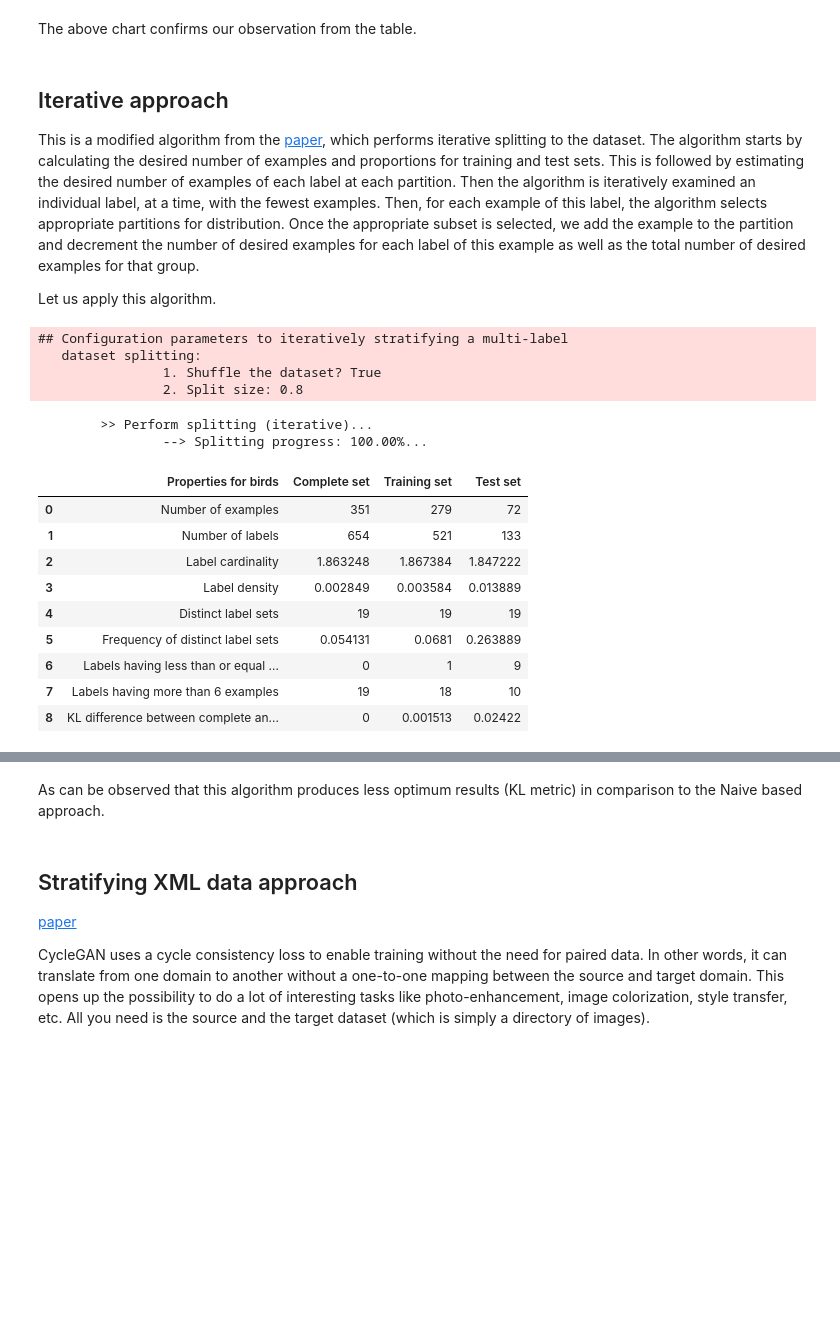
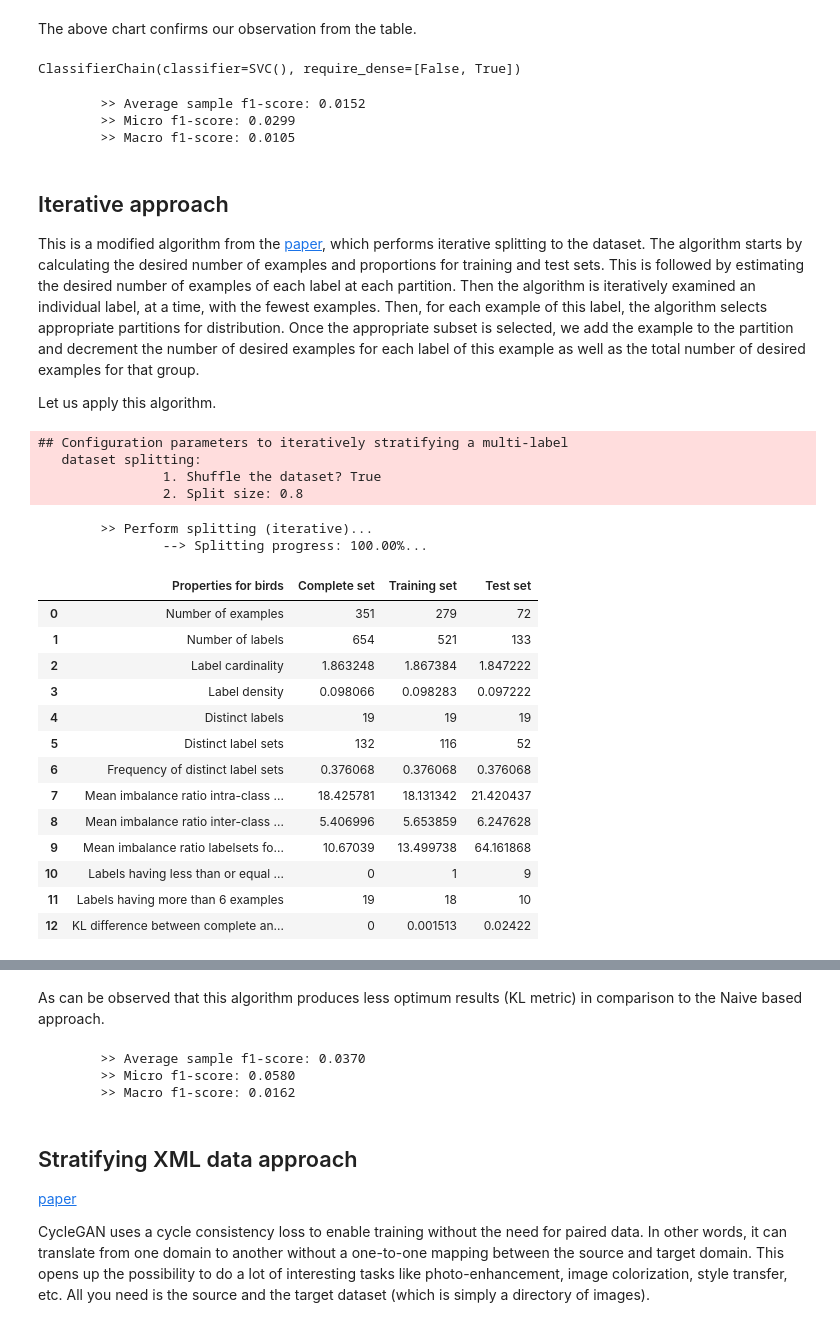
Before and after one commit to arbasher/straSplit, a Jupyter notebook: src/doc/split.ipynb, the cells around one changed output, grey strips where cells are left out. Cells and saved outputs as stored; diff of their text form; code cells hidden in the pictures; blank space fills up the shorter version.

```diff
--- a/src/doc/split.ipynb
+++ b/src/doc/split.ipynb
@@ -130,10 +156,23 @@ chart
 [interactive output not drawn]
 # %% [markdown]
 The above chart confirms our observation from the table.
+# %%
+# train
+model.fit(X[training_idx], y[training_idx])
+# %% [output]
+ClassifierChain(classifier=SVC(), require_dense=[False, True])
+# %%
+# predict
+y_pred = model.predict(X[test_idx])
+score(y_true=y[test_idx].toarray(), y_pred=y_pred.toarray())
+# %% [output]
+        >> Average sample f1-score: 0.0152
+        >> Micro f1-score: 0.0299
+        >> Macro f1-score: 0.0105
 # %% [markdown]
 ## Iterative approach
 
-This is a modified algorithm from the [paper](https://bit.ly/2QqHd4V), which performs iterative splitting to the dataset. The algorithm starts by calculating the desired number of examples and proportions for training and test sets. This is followed by estimating the desired number of examples of each label at each partition. Then the algorithm is iteratively examined an individual label, at a time, with the fewest examples. Then, for each example of this label, the algorithm selects appropriate partitions for distribution. Once the appropriate subset is selected, we add the example to the partition and decrement the number of desired examples for each label of this example as well as the total number of desired examples for that group.
+This is a modified algorithm from the [paper](https://link.springer.com/chapter/10.1007/978-3-642-23808-6_10), which performs iterative splitting to the dataset. The algorithm starts by calculating the desired number of examples and proportions for training and test sets. This is followed by estimating the desired number of examples of each label at each partition. Then the algorithm is iteratively examined an individual label, at a time, with the fewest examples. Then, for each example of this label, the algorithm selects appropriate partitions for distribution. Once the appropriate subset is selected, we add the example to the partition and decrement the number of desired examples for each label of this example as well as the total number of desired examples for that group.
 
 Let us apply this algorithm.
 # %%
@@ -149,25 +188,39 @@ training_idx, test_idx = st.fit(y=y)
 # %%
 model_name = "iterative2split"
 df, chart = data_properties(y=y, selected_examples=[training_idx, test_idx], num_tails=5, dataset_name=dsname,
-                            model_name=model_name, rspath=RESULT_PATH, display_dataframe=False)
+                            model_name=model_name, rspath=RESULT_PATH, display_dataframe=True, display_figure=True)
 df
 # %% [output]
 |  | Properties for birds | Complete set | Training set | Test set |
 | 0 | Number of examples | 351 | 279 | 72 |
 | 1 | Number of labels | 654 | 521 | 133 |
 | 2 | Label cardinality | 1.863248 | 1.867384 | 1.847222 |
-| 3 | Label density | 0.002849 | 0.003584 | 0.013889 |
-| 4 | Distinct label sets | 19 | 19 | 19 |
-| 5 | Frequency of distinct label sets | 0.054131 | 0.0681 | 0.263889 |
-| 6 | Labels having less than or equal ... | 0 | 1 | 9 |
-| 7 | Labels having more than 6 examples | 19 | 18 | 10 |
-| 8 | KL difference between complete an... | 0 | 0.001513 | 0.02422 |
+| 3 | Label density | 0.098066 | 0.098283 | 0.097222 |
+| 4 | Distinct labels | 19 | 19 | 19 |
+| 5 | Distinct label sets | 132 | 116 | 52 |
+| 6 | Frequency of distinct label sets | 0.376068 | 0.376068 | 0.376068 |
+| 7 | Mean imbalance ratio intra-class ... | 18.425781 | 18.131342 | 21.420437 |
+| 8 | Mean imbalance ratio inter-class ... | 5.406996 | 5.653859 | 6.247628 |
+| 9 | Mean imbalance ratio labelsets fo... | 10.67039 | 13.499738 | 64.161868 |
+| 10 | Labels having less than or equal ... | 0 | 1 | 9 |
+| 11 | Labels having more than 6 examples | 19 | 18 | 10 |
+| 12 | KL difference between complete an... | 0 | 0.001513 | 0.02422 |
 # %%
 chart
 # %% [output]
 [interactive output not drawn]
 # %% [markdown]
 As can be observed that this algorithm produces less optimum results (KL metric) in comparison to the Naive based approach.
+# %%
+# train
+model.fit(X[training_idx], y[training_idx])
+# predict
+y_pred = model.predict(X[test_idx])
+score(y_true=y[test_idx].toarray(), y_pred=y_pred.toarray())
+# %% [output]
+        >> Average sample f1-score: 0.0370
+        >> Micro f1-score: 0.0580
+        >> Macro f1-score: 0.0162
 # %% [markdown]
 ## Stratifying XML data approach
 
```
Also changed, not shown: parts of 36 cells of this notebook, 5 other files.
